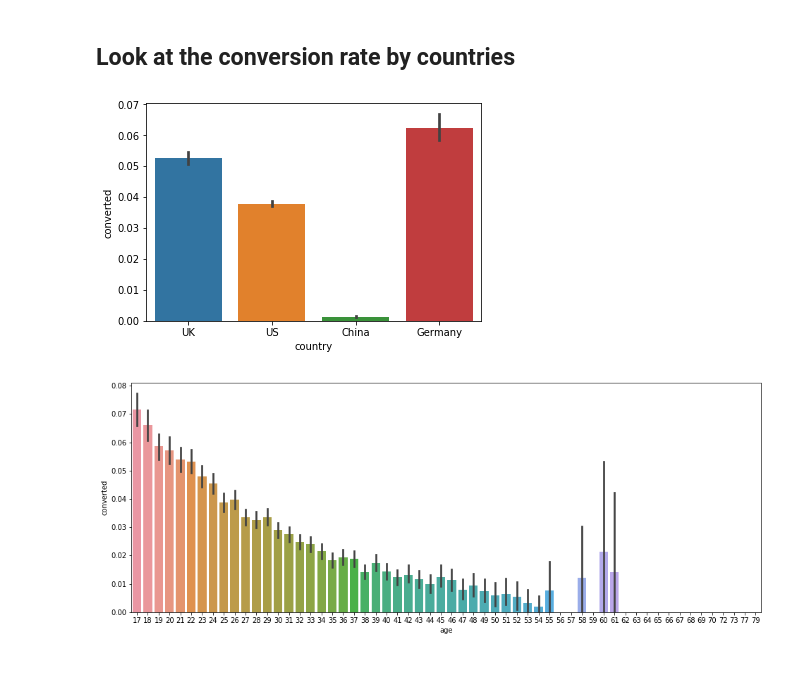
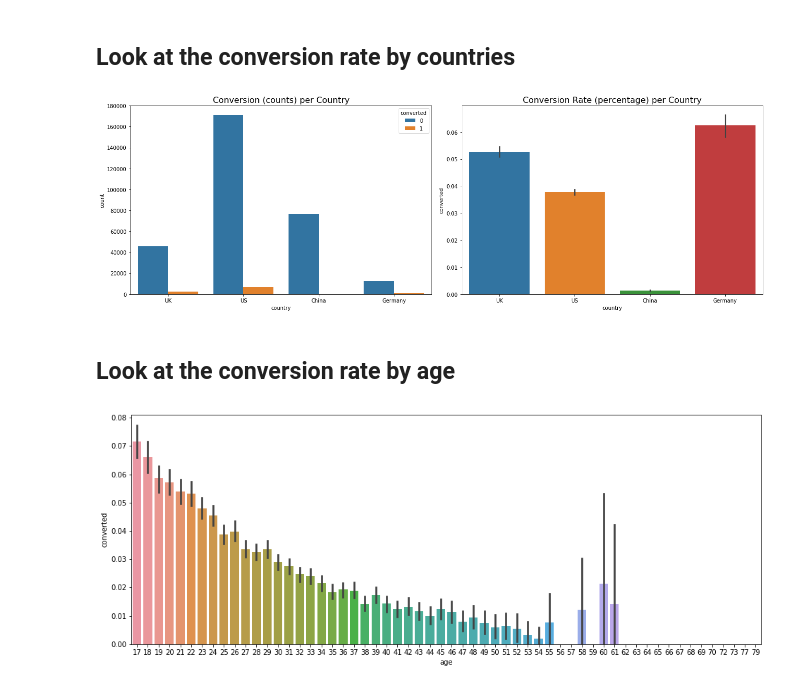
Before and after one commit to kammybdeng/data-science-journey, a Jupyter notebook: take home practices/conversion rate.ipynb, the cells around one changed output. Saved outputs shown, nothing was run; the diff lists cells and outputs as text; code cells hidden in the pictures.

Commit message:
completed building visualizations, need to revise analysis and interpretations

```diff
--- a/take home practices/conversion rate.ipynb
+++ b/take home practices/conversion rate.ipynb
@@ -50,10 +57,19 @@ total_pages_visited
 converted
 # %% [markdown]
 ## Look at the conversion rate by countries
-# %%
-sns.barplot(x='country', y='converted', data=conversion_data);
-# %% [output]
-[figure, removed]
+# %%
+# create a fig with 1 row and 2 colns
+fig, ax = plt.subplots(nrows=1, ncols=2, figsize=(18, 6))
+sns.countplot(x='country', hue='converted', data = conversion_data, ax = ax[0])
+ax[0].set_title('Conversion (counts) per Country', fontsize=16)
+sns.barplot(x='country', y='converted', data=conversion_data, ax= ax[1])
+ax[1].set_title('Conversion Rate (percentage) per Country', fontsize=16)
+plt.tight_layout()
+plt.show()
+# %% [output]
+[figure, added]
+# %% [markdown]
+## Look at the conversion rate by age
 # %%
 plt.figure(figsize=(16, 6))
 sns.barplot(x='age', y='converted', data=conversion_data);
```
Also changed, not shown: parts of 51 cells of this notebook.
